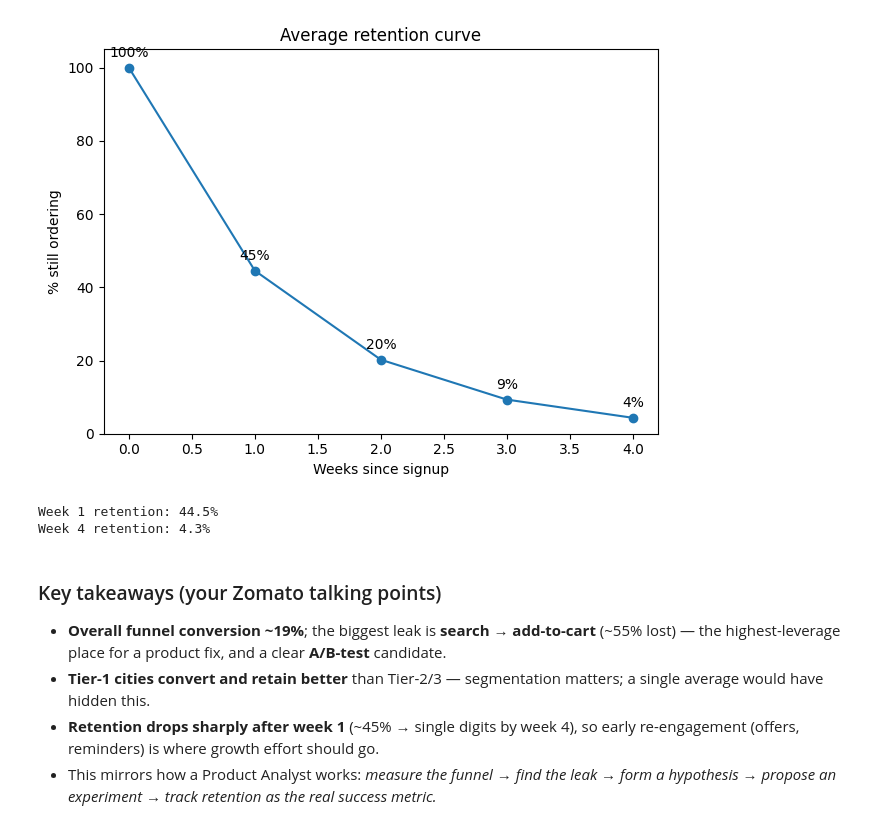
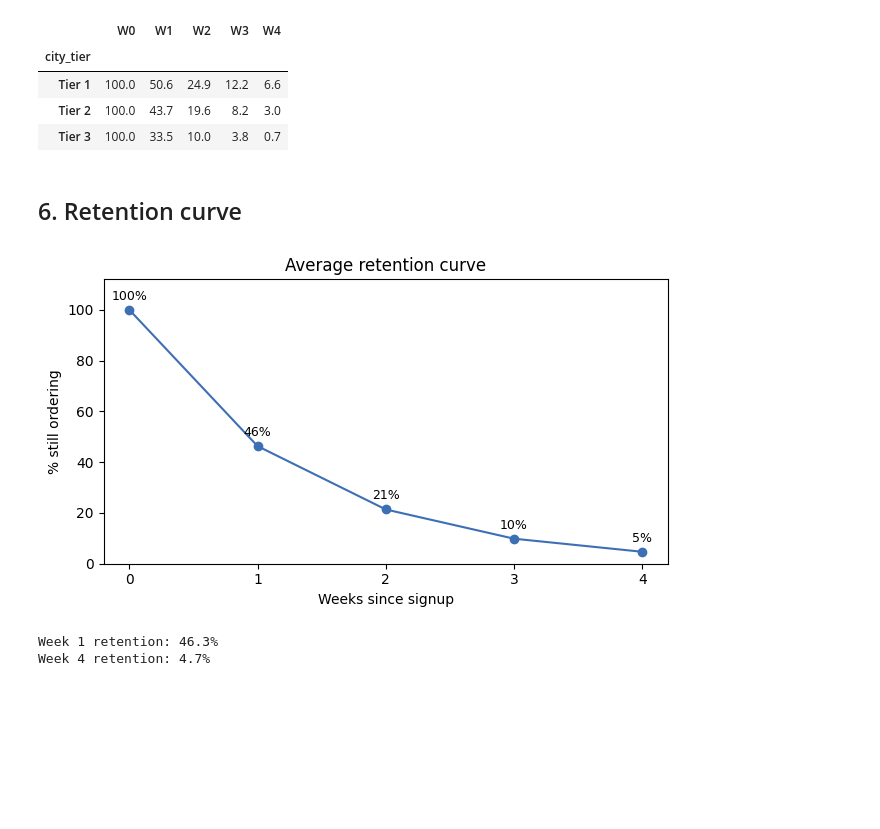
Before and after one commit to avijitdwivedi1/food-delivery-funnel, a Jupyter notebook: Food_Delivery_Funnel_Analysis.ipynb, the cells around one changed output. Cells and saved outputs as stored; diff of their text form; code cells hidden in the pictures; blank space fills up the shorter version.

```diff
--- a/Food_Delivery_Funnel_Analysis.ipynb
+++ b/Food_Delivery_Funnel_Analysis.ipynb
@@ -151,0 +172,16 @@ The classic retention curve — steep early drop, then it flattens.
+# %%
+converters = users[users["placed_order"]].copy()
+weekly_return = converters["city_tier"].map({"Tier 1": 0.50, "Tier 2": 0.42, "Tier 3": 0.33}).to_numpy()
+
+WEEKS = 5
+active = np.ones((len(converters), WEEKS), dtype=bool)
+for w in range(1, WEEKS):
+    active[:, w] = active[:, w - 1] & (rng.random(len(converters)) < weekly_return)
+
+week_cols = [f"W{w}" for w in range(WEEKS)]
+activity = pd.DataFrame(active, columns=week_cols)
+activity["cohort_week"] = converters["signup_week"].to_numpy()
+activity["city_tier"] = converters["city_tier"].to_numpy()
+
+retention = (activity.groupby("cohort_week")[week_cols].mean() * 100).round(1)
+retention
@@ -152,25 +210,32 @@ The classic retention curve — steep early drop, then it flattens.
+# %%
+retention_by_tier = (activity.groupby("city_tier")[week_cols].mean() * 100).round(1)
+retention_by_tier
+# %% [output]
+|  | W0 | W1 | W2 | W3 | W4 |
+| city_tier |  |  |  |  |  |
+| Tier 1 | 100.0 | 50.6 | 24.9 | 12.2 | 6.6 |
+| Tier 2 | 100.0 | 43.7 | 19.6 | 8.2 | 3.0 |
+| Tier 3 | 100.0 | 33.5 | 10.0 | 3.8 | 0.7 |
+# %% [markdown]
+## 6. Retention curve
 # %%
 avg_curve = retention.mean()
-plt.plot(range(5), avg_curve.values, marker="o")
-plt.title("Average retention curve"); plt.xlabel("Weeks since signup")
-plt.ylabel("% still ordering"); plt.ylim(0, 105)
+
+fig, ax = plt.subplots(figsize=(6.5, 3.8))
+ax.plot(range(WEEKS), avg_curve.values, marker="o", color="#3d6fb4")
 for i, v in enumerate(avg_curve.values):
-    plt.text(i, v+3, f"{v:.0f}%", ha="center")
-plt.tight_layout(); plt.show()
+    ax.text(i, v + 4, f"{v:.0f}%", ha="center", fontsize=9)
+ax.set_ylim(0, 112)
+ax.set_xticks(range(WEEKS))
+ax.set_xlabel("Weeks since signup")
+ax.set_ylabel("% still ordering")
+ax.set_title("Average retention curve")
+plt.tight_layout()
+plt.show()
 
 print(f"Week 1 retention: {retention['W1'].mean():.1f}%")
 print(f"Week 4 retention: {retention['W4'].mean():.1f}%")
 # %% [output]
-[figure, old version]
+[figure, new version]
-Week 1 retention: 44.5%
-Week 4 retention: 4.3%
+Week 1 retention: 46.3%
+Week 4 retention: 4.7%
-# %% [markdown]
-### Key takeaways (your Zomato talking points)
-- **Overall funnel conversion ~19%**; the biggest leak is **search → add-to-cart** (~55% lost) —
-  the highest-leverage place for a product fix, and a clear **A/B-test** candidate.
-- **Tier-1 cities convert and retain better** than Tier-2/3 — segmentation matters; a single
-  average would have hidden this.
-- **Retention drops sharply after week 1** (~45% → single digits by week 4), so early
-  re-engagement (offers, reminders) is where growth effort should go.
-- This mirrors how a Product Analyst works: *measure the funnel → find the leak →
-  form a hypothesis → propose an experiment → track retention as the real success metric.*
```
Also changed, not shown: parts of 24 cells of this notebook.
